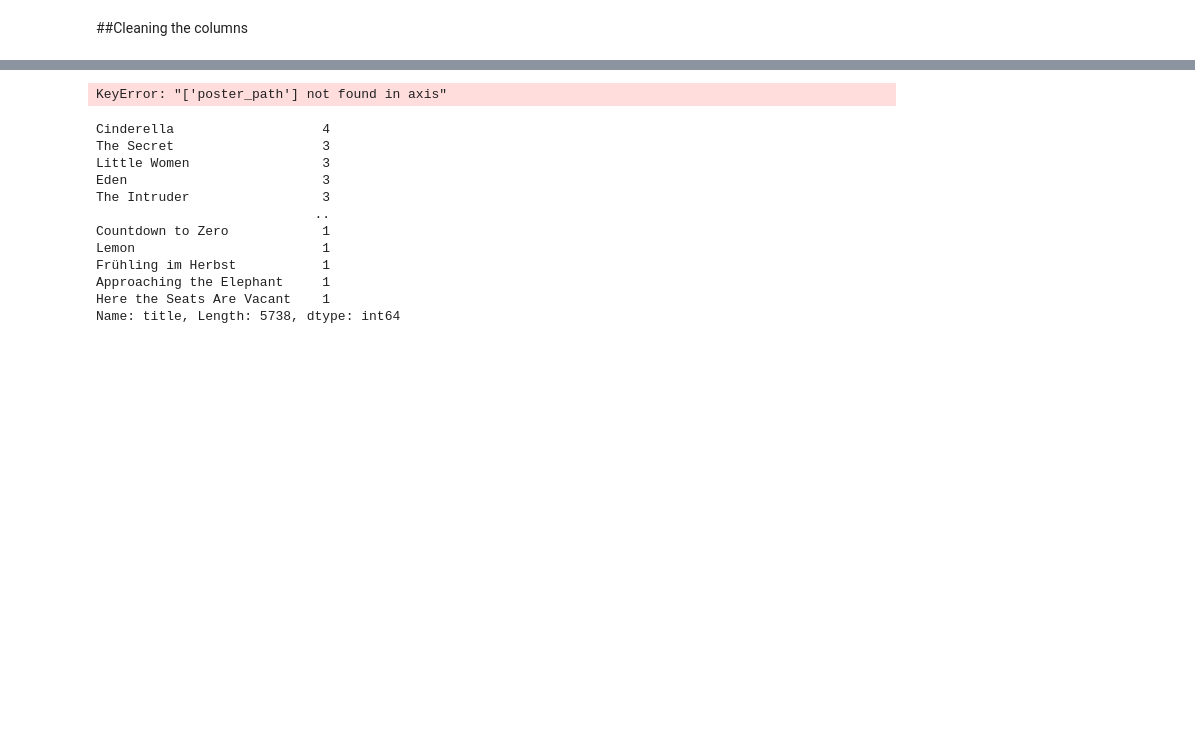
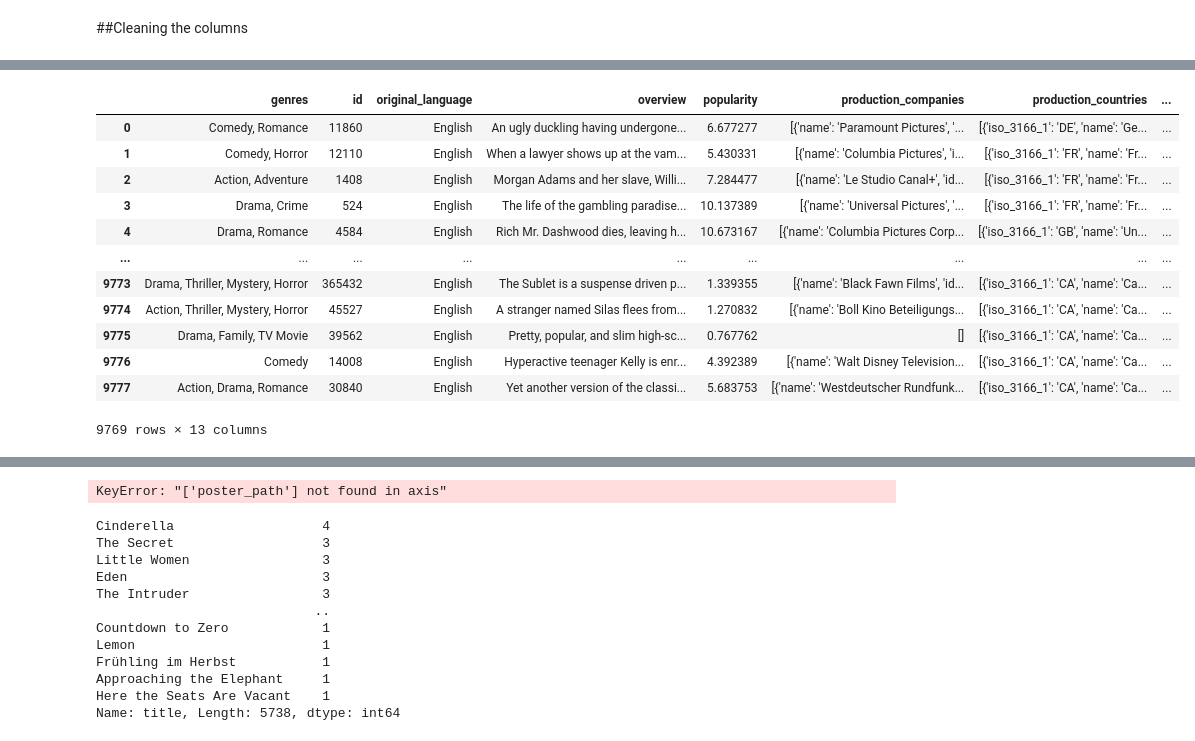
Before and after one commit to moldypeaches/DAFT_0410, a Jupyter notebook: module_3/Project_week_8/Data_cleaning.ipynb, the cells around one changed output, grey strips where cells are left out. Cells and saved outputs as stored; diff of their text form; code cells hidden in the pictures; blank space fills up the shorter version.

```diff
--- a/module_3/Project_week_8/Data_cleaning.ipynb
+++ b/module_3/Project_week_8/Data_cleaning.ipynb
@@ -85,3 +390,19 @@ male['genres'] = male['genres'].apply(fix_genres_names)
+# %%
+male
+# %% [output]
+|  | genres | id | original_language | overview | popularity | production_companies | production_countries | ... |
+| 0 | Comedy, Romance | 11860 | English | An ugly duckling having undergone... | 6.677277 | [{'name': 'Paramount Pictures', '... | [{'iso_3166_1': 'DE', 'name': 'Ge... | ... |
+| 1 | Comedy, Horror | 12110 | English | When a lawyer shows up at the vam... | 5.430331 | [{'name': 'Columbia Pictures', 'i... | [{'iso_3166_1': 'FR', 'name': 'Fr... | ... |
+| 2 | Action, Adventure | 1408 | English | Morgan Adams and her slave, Willi... | 7.284477 | [{'name': 'Le Studio Canal+', 'id... | [{'iso_3166_1': 'FR', 'name': 'Fr... | ... |
+| 3 | Drama, Crime | 524 | English | The life of the gambling paradise... | 10.137389 | [{'name': 'Universal Pictures', '... | [{'iso_3166_1': 'FR', 'name': 'Fr... | ... |
+| 4 | Drama, Romance | 4584 | English | Rich Mr. Dashwood dies, leaving h... | 10.673167 | [{'name': 'Columbia Pictures Corp... | [{'iso_3166_1': 'GB', 'name': 'Un... | ... |
+| ... | ... | ... | ... | ... | ... | ... | ... | ... |
+| 9773 | Drama, Thriller, Mystery, Horror | 365432 | English | The Sublet is a suspense driven p... | 1.339355 | [{'name': 'Black Fawn Films', 'id... | [{'iso_3166_1': 'CA', 'name': 'Ca... | ... |
+| 9774 | Action, Thriller, Mystery, Horror | 45527 | English | A stranger named Silas flees from... | 1.270832 | [{'name': 'Boll Kino Beteiligungs... | [{'iso_3166_1': 'CA', 'name': 'Ca... | ... |
+| 9775 | Drama, Family, TV Movie | 39562 | English | Pretty, popular, and slim high-sc... | 0.767762 | [] | [{'iso_3166_1': 'CA', 'name': 'Ca... | ... |
+| 9776 | Comedy | 14008 | English | Hyperactive teenager Kelly is enr... | 4.392389 | [{'name': 'Walt Disney Television... | [{'iso_3166_1': 'CA', 'name': 'Ca... | ... |
+| 9777 | Action, Drama, Romance | 30840 | English | Yet another version of the classi... | 5.683753 | [{'name': 'Westdeutscher Rundfunk... | [{'iso_3166_1': 'CA', 'name': 'Ca... | ... |
+9769 rows × 13 columns
 # %%
 #fem_250['releasedate'] = fem_250['releasedate'].str.extract(r'(\d{4})')
 #fem['releasedate'] = fem['releasedate'].str.extract(r'(\d{4})')
```
Also changed, not shown: parts of 10 cells of this notebook.
